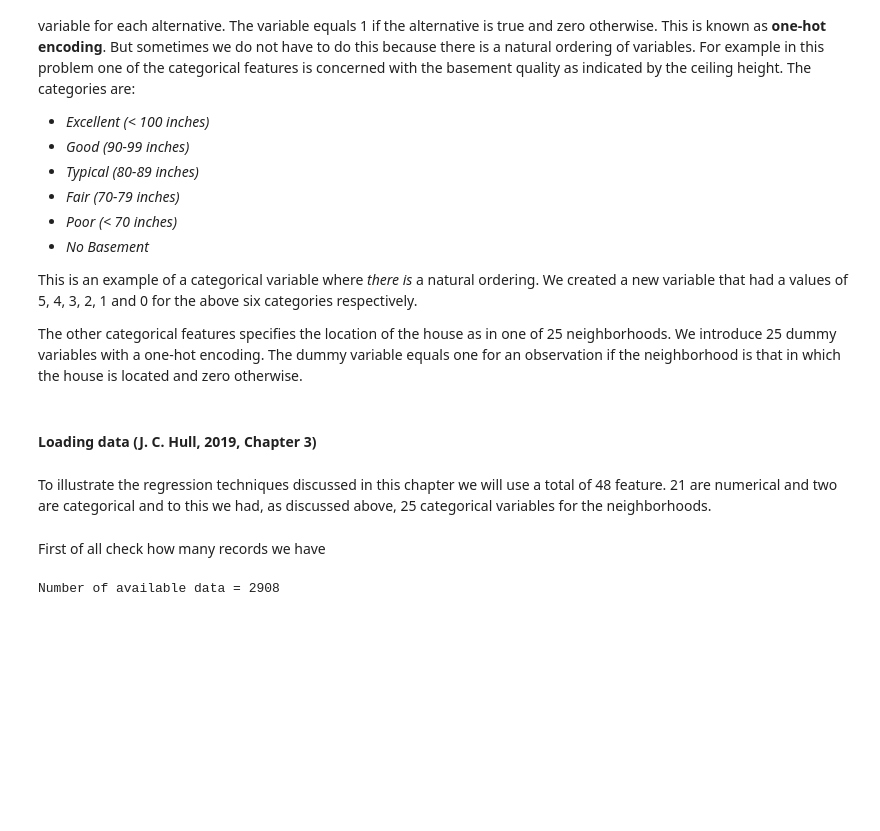
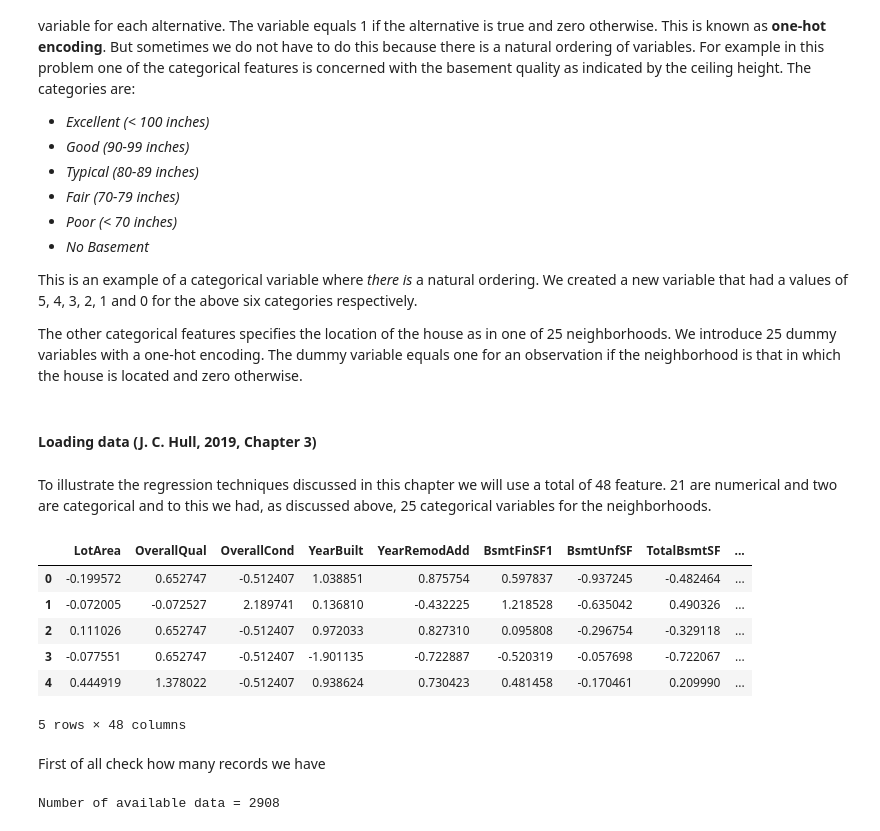
Before and after one commit to polyhedron-gdl/halloween-seminar-2021, a Jupyter notebook: 1_notebooks/02-supervised-and-unsupervised_models.ipynb, the cells around one changed output. Cells and saved outputs as stored; diff of their text form; code cells hidden in the pictures; blank space fills up the shorter version.

```diff
--- a/1_notebooks/02-supervised-and-unsupervised_models.ipynb
+++ b/1_notebooks/02-supervised-and-unsupervised_models.ipynb
@@ -82,6 +82,15 @@ else:
 # %%
 # Both features and target have already been scaled: mean = 0; SD = 1
 data = pd.read_csv(path + 'Houseprice_data_scaled.csv')
+data.head()
+# %% [output]
+|  | LotArea | OverallQual | OverallCond | YearBuilt | YearRemodAdd | BsmtFinSF1 | BsmtUnfSF | TotalBsmtSF | ... |
+| 0 | -0.199572 | 0.652747 | -0.512407 | 1.038851 | 0.875754 | 0.597837 | -0.937245 | -0.482464 | ... |
+| 1 | -0.072005 | -0.072527 | 2.189741 | 0.136810 | -0.432225 | 1.218528 | -0.635042 | 0.490326 | ... |
+| 2 | 0.111026 | 0.652747 | -0.512407 | 0.972033 | 0.827310 | 0.095808 | -0.296754 | -0.329118 | ... |
+| 3 | -0.077551 | 0.652747 | -0.512407 | -1.901135 | -0.722887 | -0.520319 | -0.057698 | -0.722067 | ... |
+| 4 | 0.444919 | 1.378022 | -0.512407 | 0.938624 | 0.730423 | 0.481458 | -0.170461 | 0.209990 | ... |
+5 rows × 48 columns
 # %% [markdown]
 First of all check how many records we have
 # %%
```
Also changed, not shown: parts of 7 cells of this notebook, 11 other files.
